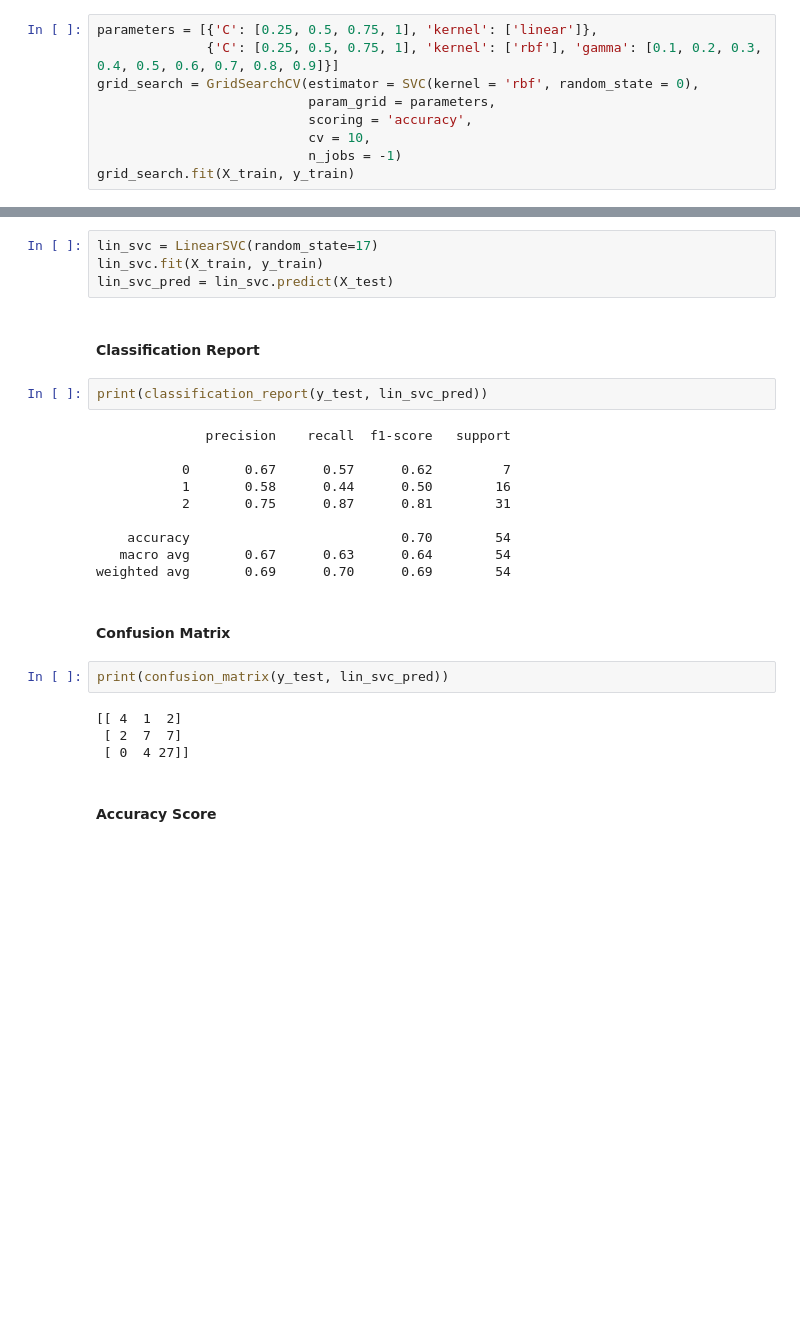
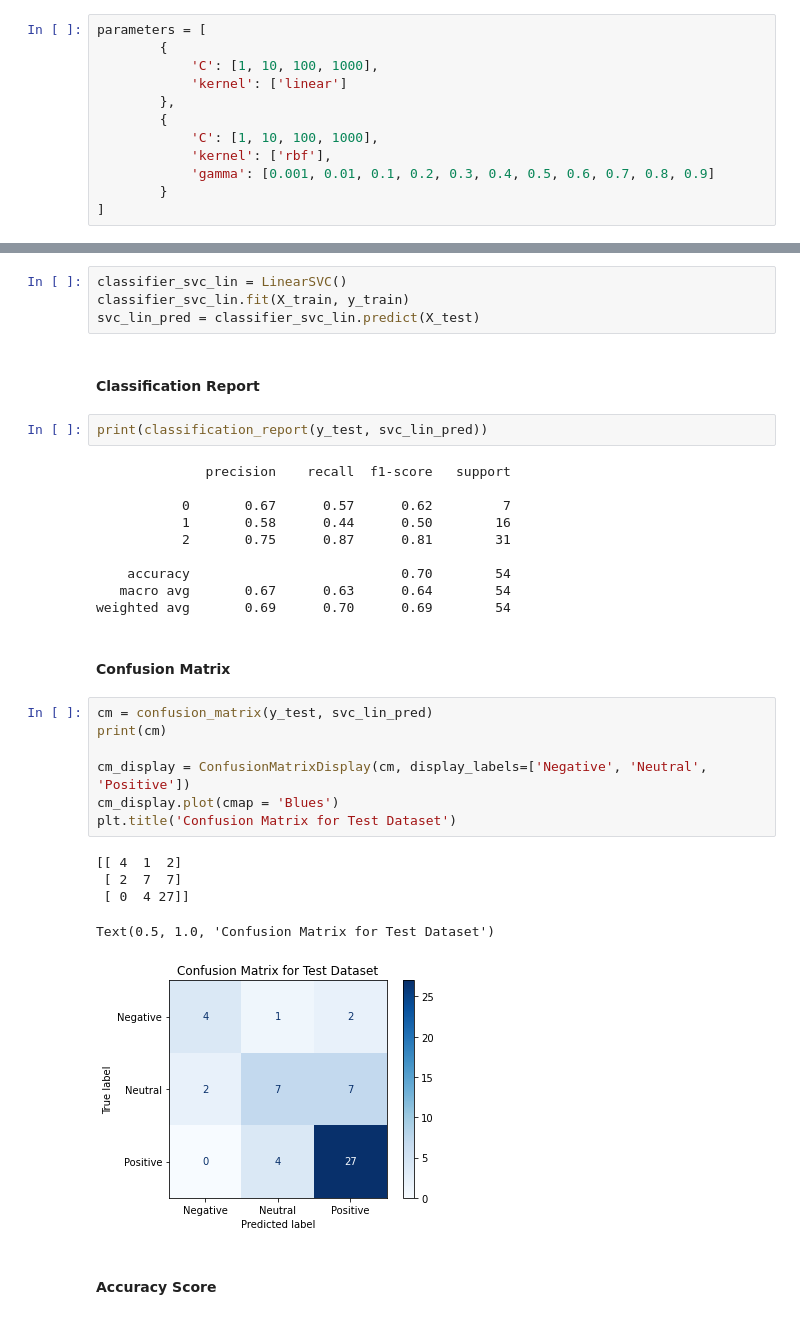
Before and after one commit to baishalidutta/EPAR-Sentiment-Analysis, a Jupyter notebook: notebook/epar_sentiment_analysis.ipynb, the cells around one changed output, grey strips where cells are left out. Drawn from its saved outputs; the diff is of its cells as text; blank space fills up the shorter version.

```diff
--- a/notebook/epar_sentiment_analysis.ipynb
+++ b/notebook/epar_sentiment_analysis.ipynb
@@ -371,9 +402,12 @@ print(f"{accuracies.mean() * 100:.2f}%")
 # %%
-parameters = [{'C': [0.25, 0.5, 0.75, 1], 'kernel': ['linear']},
-              {'C': [0.25, 0.5, 0.75, 1], 'kernel': ['rbf'], 'gamma': [0.1, 0.2, 0.3, 0.4, 0.5, 0.6, 0.7, 0.8, 0.9]}]
-grid_search = GridSearchCV(estimator = SVC(kernel = 'rbf', random_state = 0),
-                           param_grid = parameters,
-                           scoring = 'accuracy',
-                           cv = 10,
-                           n_jobs = -1)
-grid_search.fit(X_train, y_train)
+parameters = [
+        {
+            'C': [1, 10, 100, 1000],
+            'kernel': ['linear']
+        },
+        {
+            'C': [1, 10, 100, 1000],
+            'kernel': ['rbf'],
+            'gamma': [0.001, 0.01, 0.1, 0.2, 0.3, 0.4, 0.5, 0.6, 0.7, 0.8, 0.9]
+        }
+]
@@ -408,11 +482,11 @@ hinge loss, the LinearSVC` may perform differently.
 # %%
-lin_svc = LinearSVC(random_state=17)
-lin_svc.fit(X_train, y_train)
-lin_svc_pred = lin_svc.predict(X_test)
+classifier_svc_lin = LinearSVC()
+classifier_svc_lin.fit(X_train, y_train)
+svc_lin_pred = classifier_svc_lin.predict(X_test)
 # %% [markdown]
 #### Classification Report
 # %%
-print(classification_report(y_test, lin_svc_pred))
+print(classification_report(y_test, svc_lin_pred))
 # %% [output]
               precision    recall  f1-score   support
 
@@ -425,12 +499,19 @@ print(classification_report(y_test, lin_svc_pred))
 weighted avg       0.69      0.70      0.69        54
 # %% [markdown]
 #### Confusion Matrix
-# %%
-print(confusion_matrix(y_test, lin_svc_pred))
-# %% [output]
-[[ 4  1  2]
- [ 2  7  7]
- [ 0  4 27]]
+# %%
+cm = confusion_matrix(y_test, svc_lin_pred)
+print(cm)
+
+cm_display = ConfusionMatrixDisplay(cm, display_labels=['Negative', 'Neutral', 'Positive'])
+cm_display.plot(cmap = 'Blues')
+plt.title('Confusion Matrix for Test Dataset')
+# %% [output]
+[[ 4  1  2]
+ [ 2  7  7]
+ [ 0  4 27]]
+Text(0.5, 1.0, 'Confusion Matrix for Test Dataset')
+[figure, added]
 # %% [markdown]
 #### Accuracy Score
 # %%
```
Also changed, not shown: parts of 72 cells of this notebook.
